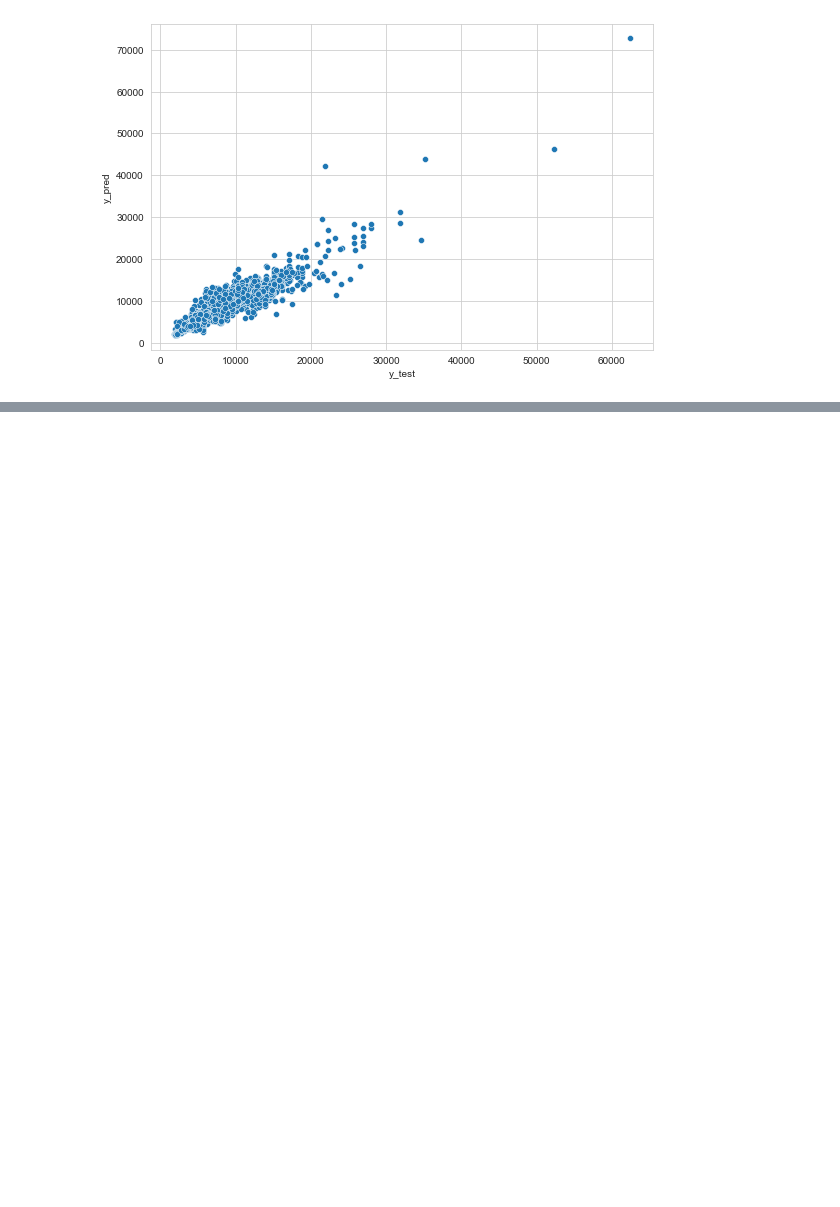
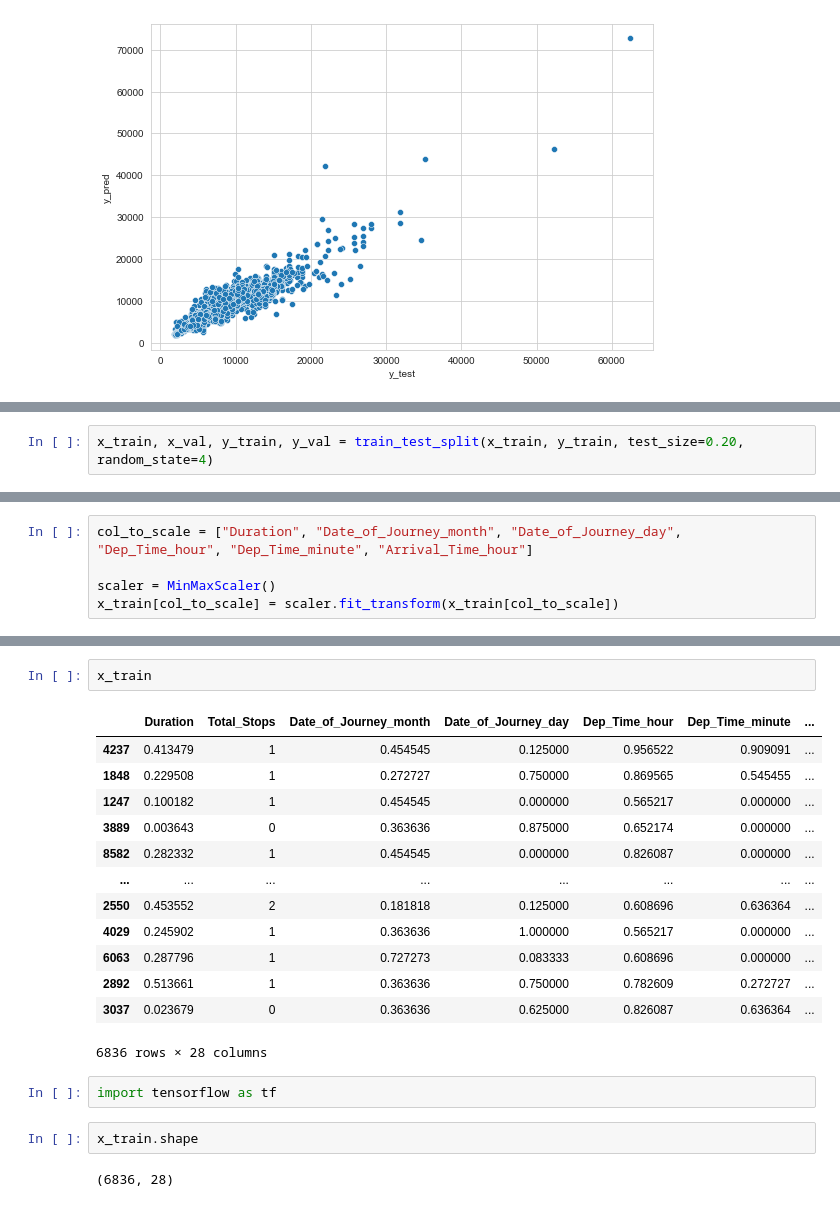
Before and after one commit to saquibmohiuddin/flight-fare-prediction, a Jupyter notebook: flight_fare.ipynb, the cells around one changed output, grey strips where cells are left out. Saved outputs shown, nothing was run; the diff lists cells and outputs as text; blank space fills up the shorter version.

```diff
--- a/flight_fare.ipynb
+++ b/flight_fare.ipynb
@@ -925,0 +982,2 @@ Text(0, 0.5, 'y_pred')
+# %%
+x_train, x_val, y_train, y_val = train_test_split(x_train, y_train, test_size=0.20, random_state=4)
@@ -925,0 +986,5 @@ Text(0, 0.5, 'y_pred')
+# %%
+col_to_scale = ["Duration", "Date_of_Journey_month", "Date_of_Journey_day", "Dep_Time_hour", "Dep_Time_minute", "Arrival_Time_hour"]
+
+scaler = MinMaxScaler()
+x_train[col_to_scale] = scaler.fit_transform(x_train[col_to_scale])
@@ -925,0 +1005,22 @@ Text(0, 0.5, 'y_pred')
+# %%
+x_train
+# %% [output]
+|  | Duration | Total_Stops | Date_of_Journey_month | Date_of_Journey_day | Dep_Time_hour | Dep_Time_minute | ... |
+| 4237 | 0.413479 | 1 | 0.454545 | 0.125000 | 0.956522 | 0.909091 | ... |
+| 1848 | 0.229508 | 1 | 0.272727 | 0.750000 | 0.869565 | 0.545455 | ... |
+| 1247 | 0.100182 | 1 | 0.454545 | 0.000000 | 0.565217 | 0.000000 | ... |
+| 3889 | 0.003643 | 0 | 0.363636 | 0.875000 | 0.652174 | 0.000000 | ... |
+| 8582 | 0.282332 | 1 | 0.454545 | 0.000000 | 0.826087 | 0.000000 | ... |
+| ... | ... | ... | ... | ... | ... | ... | ... |
+| 2550 | 0.453552 | 2 | 0.181818 | 0.125000 | 0.608696 | 0.636364 | ... |
+| 4029 | 0.245902 | 1 | 0.363636 | 1.000000 | 0.565217 | 0.000000 | ... |
+| 6063 | 0.287796 | 1 | 0.727273 | 0.083333 | 0.608696 | 0.000000 | ... |
+| 2892 | 0.513661 | 1 | 0.363636 | 0.750000 | 0.782609 | 0.272727 | ... |
+| 3037 | 0.023679 | 0 | 0.363636 | 0.625000 | 0.826087 | 0.636364 | ... |
+6836 rows × 28 columns
+# %%
+import tensorflow as tf
+# %%
+x_train.shape
+# %% [output]
+(6836, 28)
```
Also changed, not shown: parts of 29 cells of this notebook, 20 other files.
